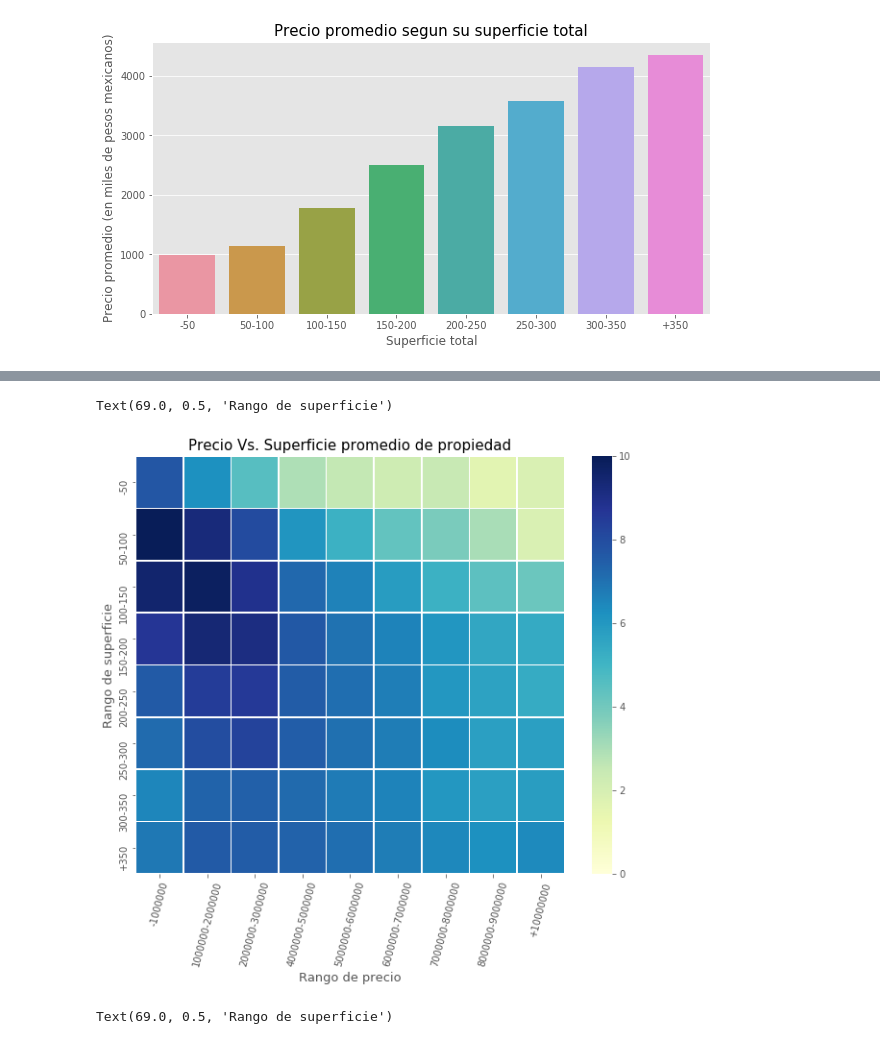
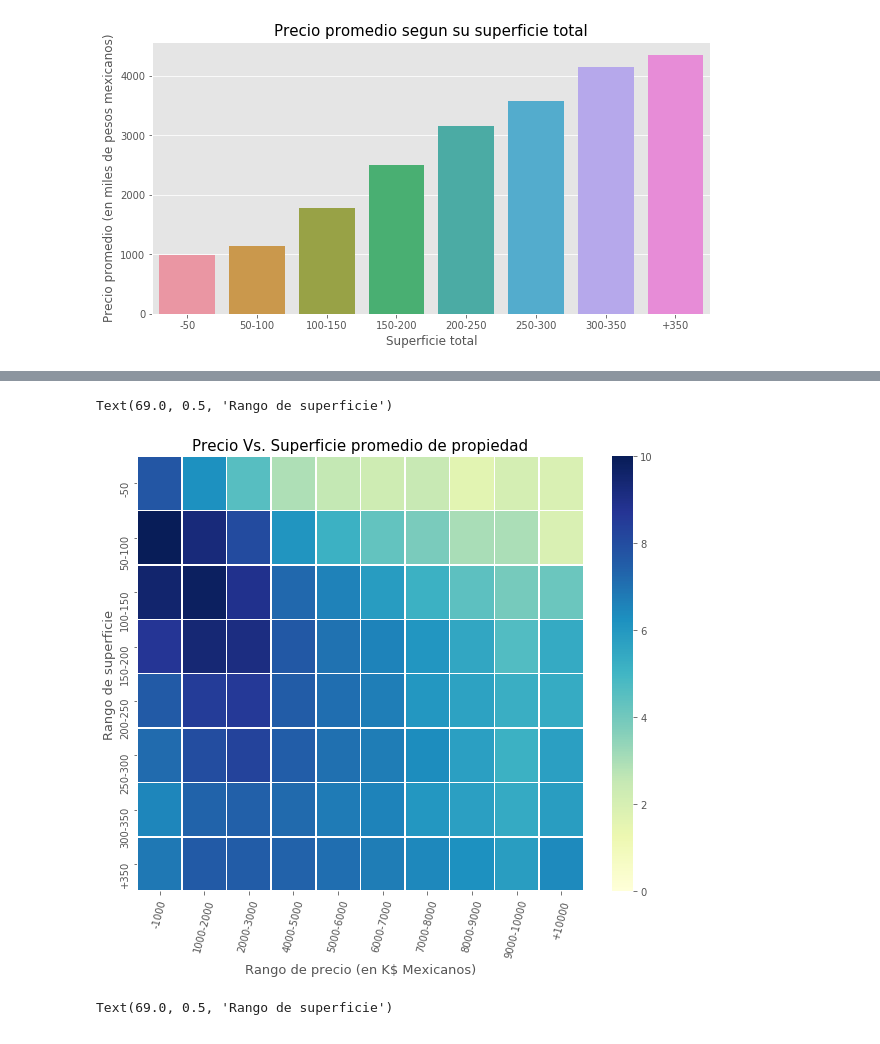
Before and after one commit to PBrrtrn/7506-organizacion-de-datos, a Jupyter notebook: src/exp/Exploracion_por_superficie.ipynb, the cells around one changed output, grey strips where cells are left out. Cells and saved outputs as stored; diff of their text form; code cells hidden in the pictures.

```diff
--- a/src/exp/Exploracion_por_superficie.ipynb
+++ b/src/exp/Exploracion_por_superficie.ipynb
@@ -56,17 +56,17 @@ data.loc[((data.metrostotales>100) & (data.metrostotales<151)), 'rango_superfici
 data.loc[((data.metrostotales>50) & (data.metrostotales<101)), 'rango_superficie'] = '50-100'
 data.loc[data.metrostotales<50, 'rango_superficie'] = '-50'
 # %%
-data.loc[data.precio>10000000, 'rango_precio'] = '+10000000'
-data.loc[((data.precio>9000000) & (data.precio<10000001)), 'rango_precio'] = '9000000-1000000'
-data.loc[((data.precio>8000000) & (data.precio<9000001)), 'rango_precio'] = '8000000-9000000'
-data.loc[((data.precio>7000000) & (data.precio<8000001)), 'rango_precio'] = '7000000-8000000'
-data.loc[((data.precio>6000000) & (data.precio<7000001)), 'rango_precio'] = '6000000-7000000'
-data.loc[((data.precio>5000000) & (data.precio<6000001)), 'rango_precio'] = '5000000-6000000'
-data.loc[((data.precio>4000000) & (data.precio<5000001)), 'rango_precio'] = '4000000-5000000'
-data.loc[((data.precio>3000000) & (data.precio<4000001)), 'rango_precio'] = '3000000-4000000'
-data.loc[((data.precio>2000000) & (data.precio<3000001)), 'rango_precio'] = '2000000-3000000'
-data.loc[((data.precio>1000000) & (data.precio<2000001)), 'rango_precio'] = '1000000-2000000'
-data.loc[((data.precio<1000001)), 'rango_precio'] = '-1000000'
+data.loc[data.precio>10000000, 'rango_precio'] = '+10000'
+data.loc[((data.precio>9000000) & (data.precio<10000001)), 'rango_precio'] = '9000-10000'
+data.loc[((data.precio>8000000) & (data.precio<9000001)), 'rango_precio'] = '8000-9000'
+data.loc[((data.precio>7000000) & (data.precio<8000001)), 'rango_precio'] = '7000-8000'
+data.loc[((data.precio>6000000) & (data.precio<7000001)), 'rango_precio'] = '6000-7000'
+data.loc[((data.precio>5000000) & (data.precio<6000001)), 'rango_precio'] = '5000-6000'
+data.loc[((data.precio>4000000) & (data.precio<5000001)), 'rango_precio'] = '4000-5000'
+data.loc[((data.precio>3000000) & (data.precio<4000001)), 'rango_precio'] = '3000-4000'
+data.loc[((data.precio>2000000) & (data.precio<3000001)), 'rango_precio'] = '2000-3000'
+data.loc[((data.precio>1000000) & (data.precio<2000001)), 'rango_precio'] = '1000-2000'
+data.loc[((data.precio<1000001)), 'rango_precio'] = '-1000'
 # %%
 d = {'tipo': ['Metros cubiertos','Metros totales'], 'promedio': [data.metroscubiertos.mean(),data.metrostotales.mean()]}
 mts = pd.DataFrame(data=d)
@@ -92,10 +92,11 @@ Text(0, 0.5, 'Precio promedio (en miles de pesos mexicanos)')
 [figure]
 # %%
 rgsup_vs_rgprecio = data.groupby(['rango_superficie','rango_precio']).agg({'sum':'sum'})
-new_idx_prec = ['-1000000','1000000-2000000','2000000-3000000','3000000','4000000-5000000','5000000-6000000','6000000-7000000','7000000-8000000','8000000-9000000','9000000-10000000','+10000000']
+new_idx_prec = ['-1000','1000-2000','2000-3000','3000','4000-5000','5000-6000','6000-7000','7000-8000','8000-9000','9000-10000','+10000']
 new_idx_sup = ['-50','50-100','100-150','150-200','200-250','250-300','300-350','+350']
 rgsup_vs_rgprecio = rgsup_vs_rgprecio.reindex(new_idx_prec,level=1)
 rgsup_vs_rgprecio = rgsup_vs_rgprecio.unstack()
 rgsup_vs_rgprecio = rgsup_vs_rgprecio.reindex(new_idx_sup)
+rgsup_vs_rgprecio = rgsup_vs_rgprecio
 rgsup_vs_rgprecio = rgsup_vs_rgprecio.applymap(lambda x: np.log(x))
 rgsup_vs_rgprecio.columns = rgsup_vs_rgprecio.columns.droplevel()
@@ -102,13 +113,13 @@ rgsup_vs_rgprecio.columns = rgsup_vs_rgprecio.columns.droplevel()
 # %%
 plt.figure(figsize=(10,8))
 g = sns.heatmap(rgsup_vs_rgprecio, vmin = 0, vmax=10, cmap= "YlGnBu", linewidths=.5)
 plt.xticks(rotation=75)
 g.set_title("Precio Vs. Superficie promedio de propiedad", fontsize=15)
-g.set_xlabel("Rango de precio", fontsize=13)
+g.set_xlabel("Rango de precio (en K$ Mexicanos)", fontsize=13)
 g.set_ylabel("Rango de superficie", fontsize=13)
 # %% [output]
 Text(69.0, 0.5, 'Rango de superficie')
-[figure, old version]
+[figure, new version]
 # %%
 ciudades = (data.ciudad.value_counts()>2500)
 ciudades = (ciudades[ciudades==True]).index
```
Also changed, not shown: parts of 5 cells of this notebook, 1 other file.
